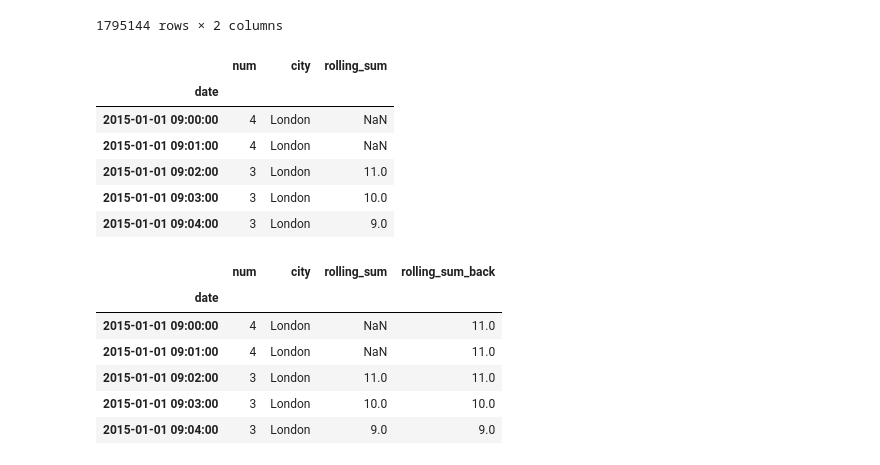
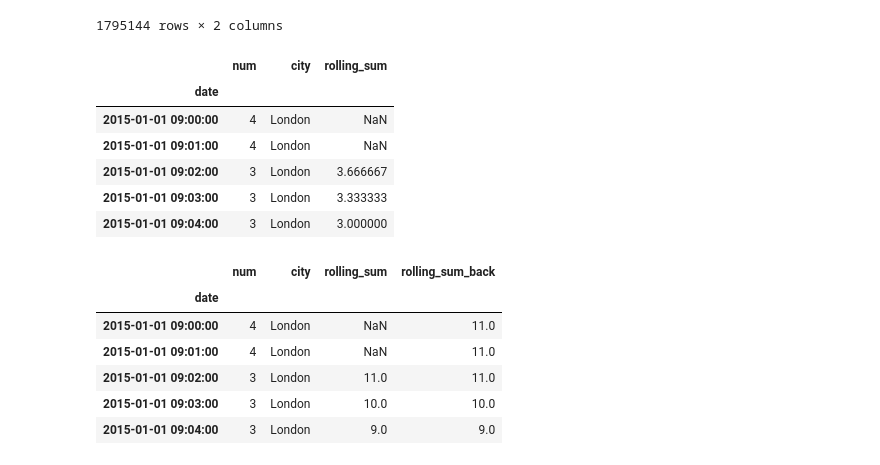
Before and after one commit to angelrodnah/2309_dsft_thebridge, a Jupyter notebook: 2-Data_Analysis/4-Data_wrangling/2-Dates/Dates_Python.ipynb, the cells around one changed output. Cells and saved outputs as stored; diff of their text form; code cells hidden in the pictures.

```diff
--- a/2-Data_Analysis/4-Data_wrangling/2-Dates/Dates_Python.ipynb
+++ b/2-Data_Analysis/4-Data_wrangling/2-Dates/Dates_Python.ipynb
@@ -681,16 +688,16 @@ df
 | 2019-01-31 16:00:00 | 2 | Cambridge |
 1795144 rows × 2 columns
 # %%
-df['rolling_sum'] = df.rolling(3).sum()
+df['rolling_sum'] = df.rolling(3).mean()
 df.head()
 # %% [output]
 |  | num | city | rolling_sum |
 | date |  |  |  |
 | 2015-01-01 09:00:00 | 4 | London | NaN |
 | 2015-01-01 09:01:00 | 4 | London | NaN |
-| 2015-01-01 09:02:00 | 3 | London | 11.0 |
-| 2015-01-01 09:03:00 | 3 | London | 10.0 |
-| 2015-01-01 09:04:00 | 3 | London | 9.0 |
+| 2015-01-01 09:02:00 | 3 | London | 3.666667 |
+| 2015-01-01 09:03:00 | 3 | London | 3.333333 |
+| 2015-01-01 09:04:00 | 3 | London | 3.000000 |
 # %%
 df['rolling_sum_back'] = df['rolling_sum'].fillna(method = 'backfill')
 df.head()
```
Also changed, not shown: parts of 5 cells of this notebook, 5 other files.
